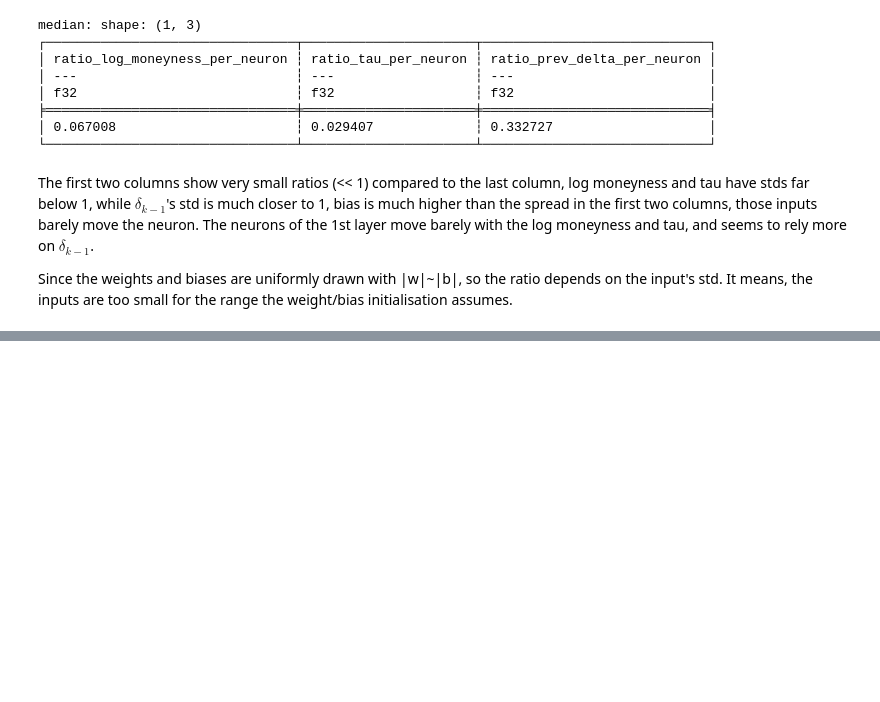
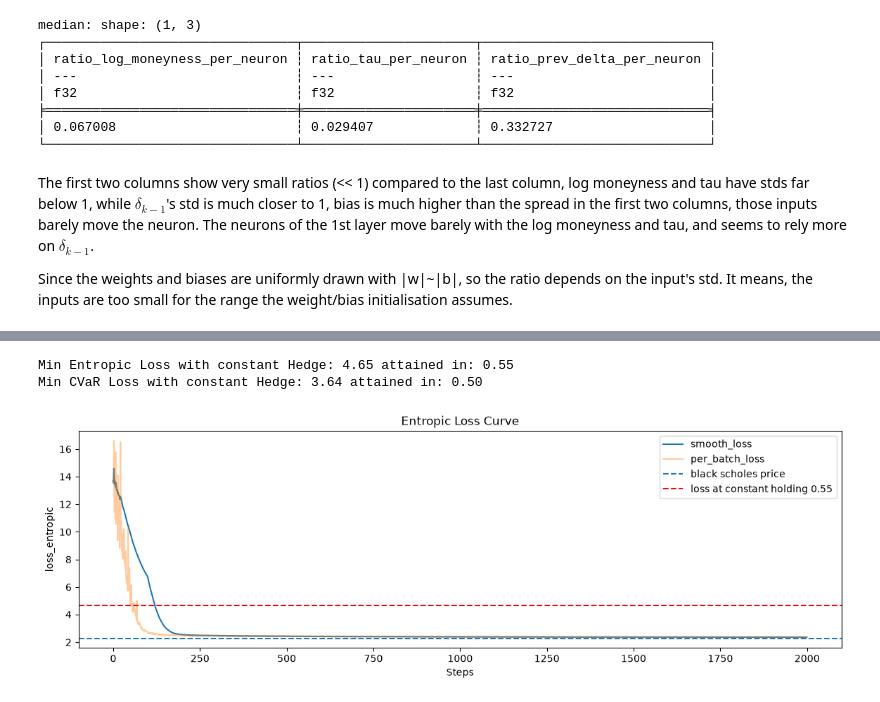
Before and after one commit to AnesABDOU/DeepHedging, a Jupyter notebook: notebooks/nn_res_analysis.ipynb, the cells around one changed output, grey strips where cells are left out. Saved outputs shown, nothing was run; the diff lists cells and outputs as text; code cells hidden in the pictures; blank space fills up the shorter version.

```diff
--- a/notebooks/nn_res_analysis.ipynb
+++ b/notebooks/nn_res_analysis.ipynb
@@ -426,0 +499,59 @@ Since the weights and biases are uniformly drawn with |w|~|b|, so the ratio depe
+# %%
+n_paths = config["test"]["n_paths"]
+lam = config["risk"]["lam"]
+alpha = config["risk"]["alpha"]
+torch.manual_seed(config["test_seed"])
+test_t, test_S = simulate_gbm(S0, mu, sigma, T, n_steps, n_paths)
+
+payoff_ = call_payoff(K, test_S[:,-1, 0])
+
+
+entropic_loss_list = []
+cvar_loss_list = []
+
+min_entropic = 15
+min_cvar = 15
+
+cs =  torch.linspace(0.0, 1.0, 21)
+
+for c in cs:
+    delta_cst = torch.full_like(test_S[:, :-1, :], c)
+
+    pnl_ = pnl(payoff=payoff_, S=test_S, delta=delta_cst, p0=0.0, c=0.0)
+
+    temp_entropic = entropic_risk(pnl_, lam)
+
+    temp_cvar = cvar_empirical(pnl_, alpha)[1]
+
+    if temp_entropic.item() < min_entropic:
+        c_star_entropic = c.item()
+        min_entropic = temp_entropic.item()
+
+    if temp_cvar.item() < min_cvar:
+        c_star_cvar = c.item()
+        min_cvar = temp_cvar.item()
+
+    entropic_loss_list.append(temp_entropic)
+    cvar_loss_list.append(temp_cvar)
+
+print(f"Min Entropic Loss with constant Hedge: {min_entropic:.2f} attained in: {c_star_entropic:.2f}")
+print(f"Min CVaR Loss with constant Hedge: {min_cvar:.2f} attained in: {c_star_cvar:.2f} ")
+# %% [output]
+Min Entropic Loss with constant Hedge: 4.65 attained in: 0.55
+Min CVaR Loss with constant Hedge: 3.64 attained in: 0.50
+# %%
+fig, ax1 = plt.subplots( figsize=(14, 4))
+
+# Entropic Loss
+sns.lineplot(data=entropic_loss, x="iter", y="loss_rolling_mean", ax=ax1, label="smooth_loss")
+sns.lineplot(data=entropic_loss, x="iter", y="loss", ax=ax1, alpha=0.4, label="per_batch_loss")
+ax1.axhline(bs_price, linestyle="--", label="black scholes price")
+ax1.axhline(min_entropic, color="red", linestyle="--", label=f"loss at constant holding {c_star_entropic:.2f}")
+ax1.set_xlabel("Steps")
+ax1.set_ylabel("loss_entropic")
+ax1.set_title("Entropic Loss Curve")
+ax1.legend()
+
+fig.savefig("results/second_run_results/training_loss.png", dpi=150, bbox_inches="tight")
+# %% [output]
+[figure, added]
```
Also changed, not shown: parts of 16 cells of this notebook, 4 other files.
